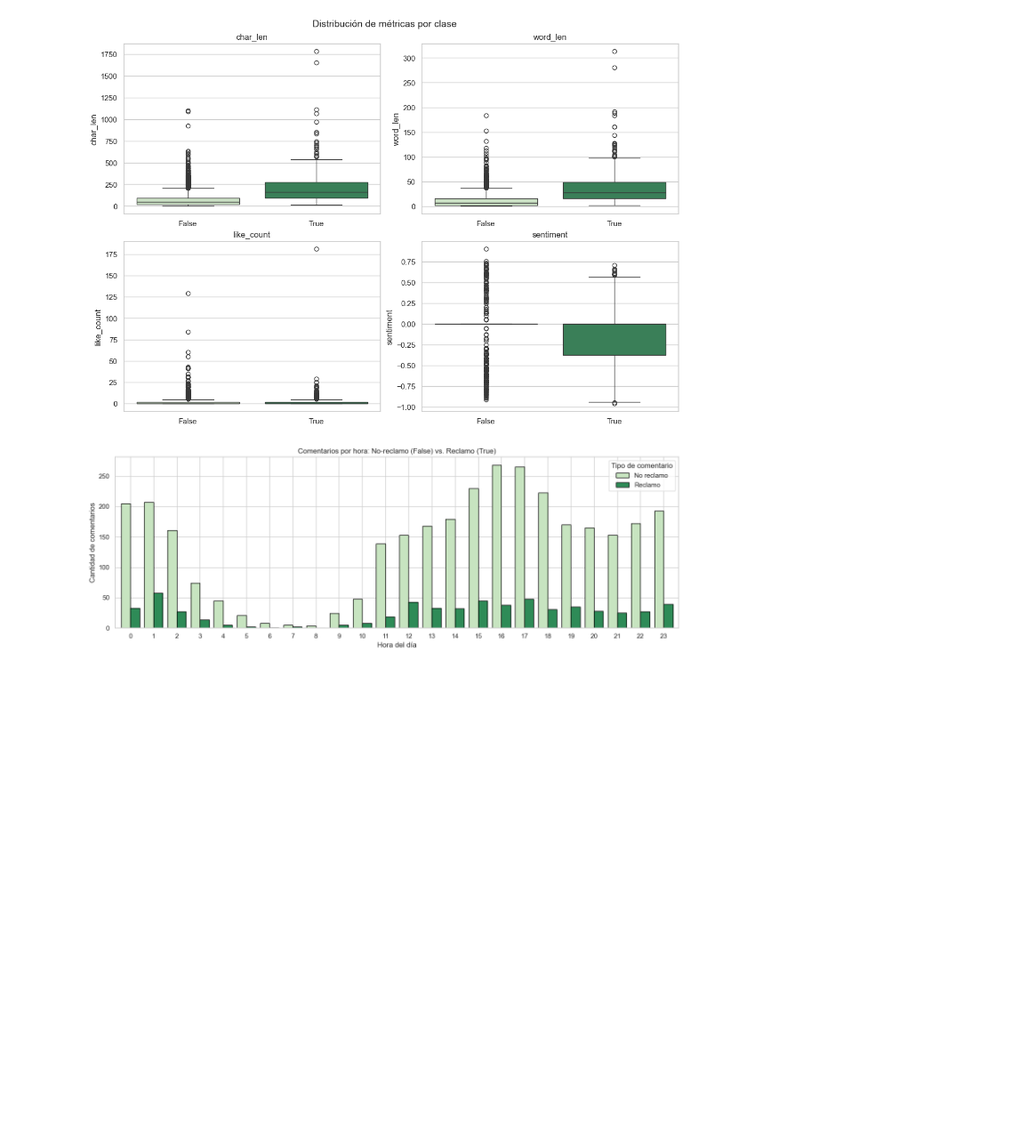
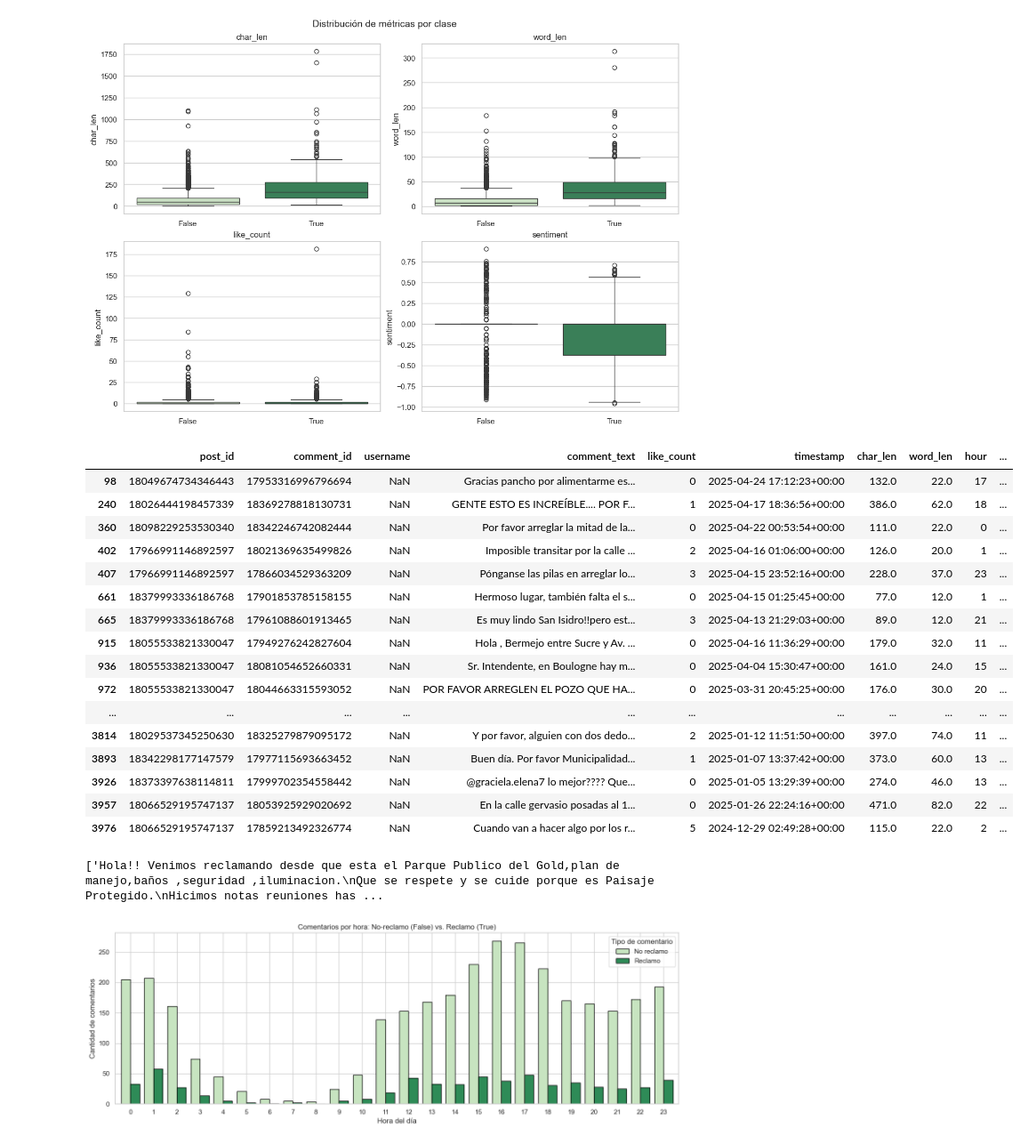
Before and after one commit to Pericsen/sanisi-redes, a Jupyter notebook: src/instagram/EDA/ig_comments_eda.ipynb, the cells around one changed output. Shown at 89% size. Saved outputs shown, nothing was run; the diff lists cells and outputs as text; code cells hidden in the pictures; blank space fills up the shorter version.

```diff
--- a/src/instagram/EDA/ig_comments_eda.ipynb
+++ b/src/instagram/EDA/ig_comments_eda.ipynb
@@ -487,6 +511,30 @@ plt.suptitle('Distribución de métricas por clase', y=1.03, fontsize=14)
 plt.show()
 # %% [output]
 [figure]
+# %%
+df_filtered.query('possible_complaint == True & sentiment > 0')
+# %% [output]
+|  | post_id | comment_id | username | comment_text | like_count | timestamp | char_len | word_len | hour | ... |
+| 98 | 18049674734346443 | 17953316996796694 | NaN | Gracias pancho por alimentarme es... | 0 | 2025-04-24 17:12:23+00:00 | 132.0 | 22.0 | 17 | ... |
+| 240 | 18026444198457339 | 18369278818130731 | NaN | GENTE ESTO ES INCREÍBLE.... POR F... | 1 | 2025-04-17 18:36:56+00:00 | 386.0 | 62.0 | 18 | ... |
+| 360 | 18098229253530340 | 18342246742082444 | NaN | Por favor arreglar la mitad de la... | 0 | 2025-04-22 00:53:54+00:00 | 111.0 | 22.0 | 0 | ... |
+| 402 | 17966991146892597 | 18021369635499826 | NaN | Imposible transitar por la calle ... | 2 | 2025-04-16 01:06:00+00:00 | 126.0 | 20.0 | 1 | ... |
+| 407 | 17966991146892597 | 17866034529363209 | NaN | Pónganse las pilas en arreglar lo... | 3 | 2025-04-15 23:52:16+00:00 | 228.0 | 37.0 | 23 | ... |
+| 661 | 18379993336186768 | 17901853785158155 | NaN | Hermoso lugar, también falta el s... | 0 | 2025-04-15 01:25:45+00:00 | 77.0 | 12.0 | 1 | ... |
+| 665 | 18379993336186768 | 17961088601913465 | NaN | Es muy lindo San Isidro!!pero est... | 3 | 2025-04-13 21:29:03+00:00 | 89.0 | 12.0 | 21 | ... |
+| 915 | 18055533821330047 | 17949276242827604 | NaN | Hola , Bermejo entre Sucre y Av. ... | 0 | 2025-04-16 11:36:29+00:00 | 179.0 | 32.0 | 11 | ... |
+| 936 | 18055533821330047 | 18081054652660331 | NaN | Sr. Intendente, en Boulogne hay m... | 0 | 2025-04-04 15:30:47+00:00 | 161.0 | 24.0 | 15 | ... |
+| 972 | 18055533821330047 | 18044663315593052 | NaN | POR FAVOR ARREGLEN EL POZO QUE HA... | 0 | 2025-03-31 20:45:25+00:00 | 176.0 | 30.0 | 20 | ... |
+| ... | ... | ... | ... | ... | ... | ... | ... | ... | ... | ... |
+| 3814 | 18029537345250630 | 18325279879095172 | NaN | Y por favor, alguien con dos dedo... | 2 | 2025-01-12 11:51:50+00:00 | 397.0 | 74.0 | 11 | ... |
+| 3893 | 18342298177147579 | 17977115693663452 | NaN | Buen día. Por favor Municipalidad... | 1 | 2025-01-07 13:37:42+00:00 | 373.0 | 60.0 | 13 | ... |
+| 3926 | 18373397638114811 | 17999702354558442 | NaN | @graciela.elena7 lo mejor???? Que... | 0 | 2025-01-05 13:29:39+00:00 | 274.0 | 46.0 | 13 | ... |
+| 3957 | 18066529195747137 | 18053925929020692 | NaN | En la calle gervasio posadas al 1... | 0 | 2025-01-26 22:24:16+00:00 | 471.0 | 82.0 | 22 | ... |
+| 3976 | 18066529195747137 | 17859213492326774 | NaN | Cuando van a hacer algo por los r... | 5 | 2024-12-29 02:49:28+00:00 | 115.0 | 22.0 | 2 | ... |
+# %%
+df_filtered.query("comment_id == 17945917703809423")['comment_text'].to_list()
+# %% [output]
+['Hola!! Venimos reclamando desde que esta el Parque Publico del Gold,plan de manejo,baños ,seguridad ,iluminacion.\nQue se respete y se cuide porque es Paisaje Protegido.\nHicimos notas reuniones has ...
 # %%
 # 1) Conteo por (hora, posible_complaint)
 counts = df_filtered.groupby(['hour', 'possible_complaint']).size()
```
Also changed, not shown: parts of 2 cells of this notebook, 1 other file.
